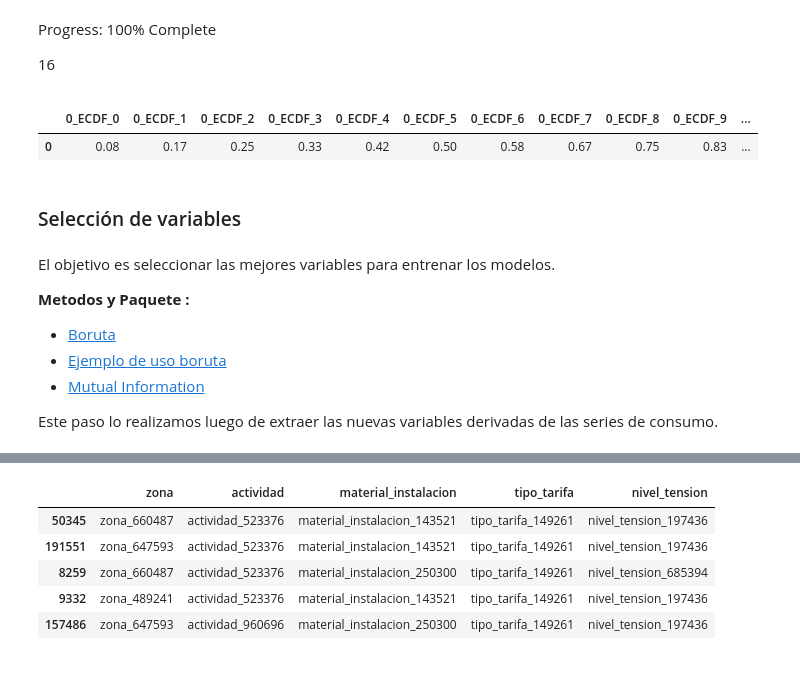
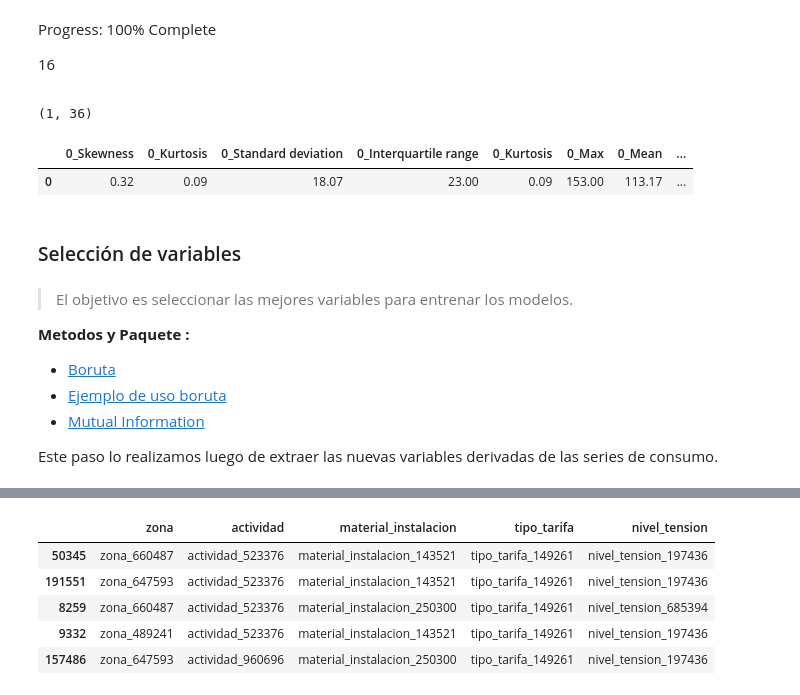
Before and after one commit to EL-BID/Energiza2Cod4Dev, a Jupyter notebook: notebooks/ejecucion_paso_paso.ipynb, the cells around one changed output, grey strips where cells are left out. Cells and saved outputs as stored; diff of their text form; code cells hidden in the pictures.

```diff
--- a/notebooks/ejecucion_paso_paso.ipynb
+++ b/notebooks/ejecucion_paso_paso.ipynb
@@ -285,14 +303,18 @@ Progress: 100% Complete
 16
 # %%
 # Como resultados tenemos una diversidad de variables estadisticas como : 0_Max	0_Mean 0_Standard deviation	0_Variance, etc.
-df_result
+df_result.shape
 # %% [output]
-|  | 0_ECDF_0 | 0_ECDF_1 | 0_ECDF_2 | 0_ECDF_3 | 0_ECDF_4 | 0_ECDF_5 | 0_ECDF_6 | 0_ECDF_7 | 0_ECDF_8 | 0_ECDF_9 | ... |
-| 0 | 0.08 | 0.17 | 0.25 | 0.33 | 0.42 | 0.50 | 0.58 | 0.67 | 0.75 | 0.83 | ... |
+(1, 36)
+# %%
+df_result[['0_Skewness','0_Kurtosis', '0_Standard deviation','0_Interquartile range', '0_Kurtosis', '0_Max', '0_Mean','0_Mean absolute deviation']]
+# %% [output]
+|  | 0_Skewness | 0_Kurtosis | 0_Standard deviation | 0_Interquartile range | 0_Kurtosis | 0_Max | 0_Mean | ... |
+| 0 | 0.32 | 0.09 | 18.07 | 23.00 | 0.09 | 153.00 | 113.17 | ... |
 # %% [markdown]
 ### Selección de variables
 # %% [markdown]
-El objetivo es seleccionar las mejores variables para entrenar los modelos.
+> El objetivo es seleccionar las mejores variables para entrenar los modelos.
 
 **Metodos y Paquete :**
 
```
Also changed, not shown: parts of 25 cells of this notebook, 10 other files.
